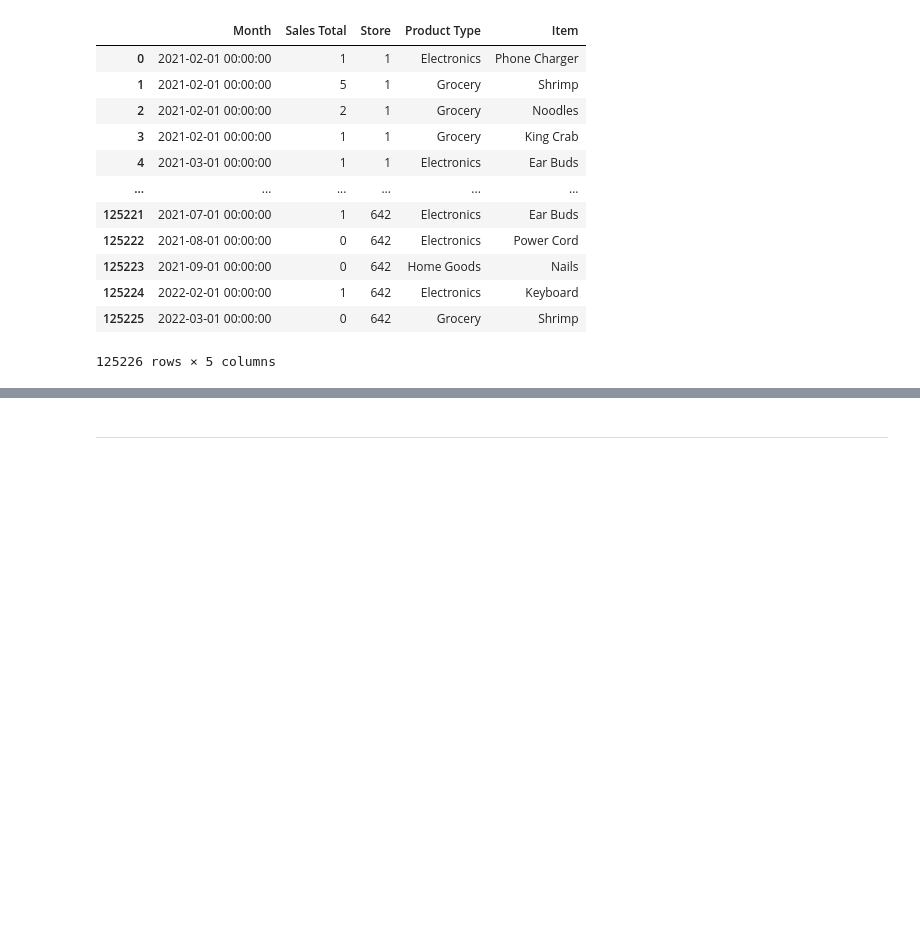
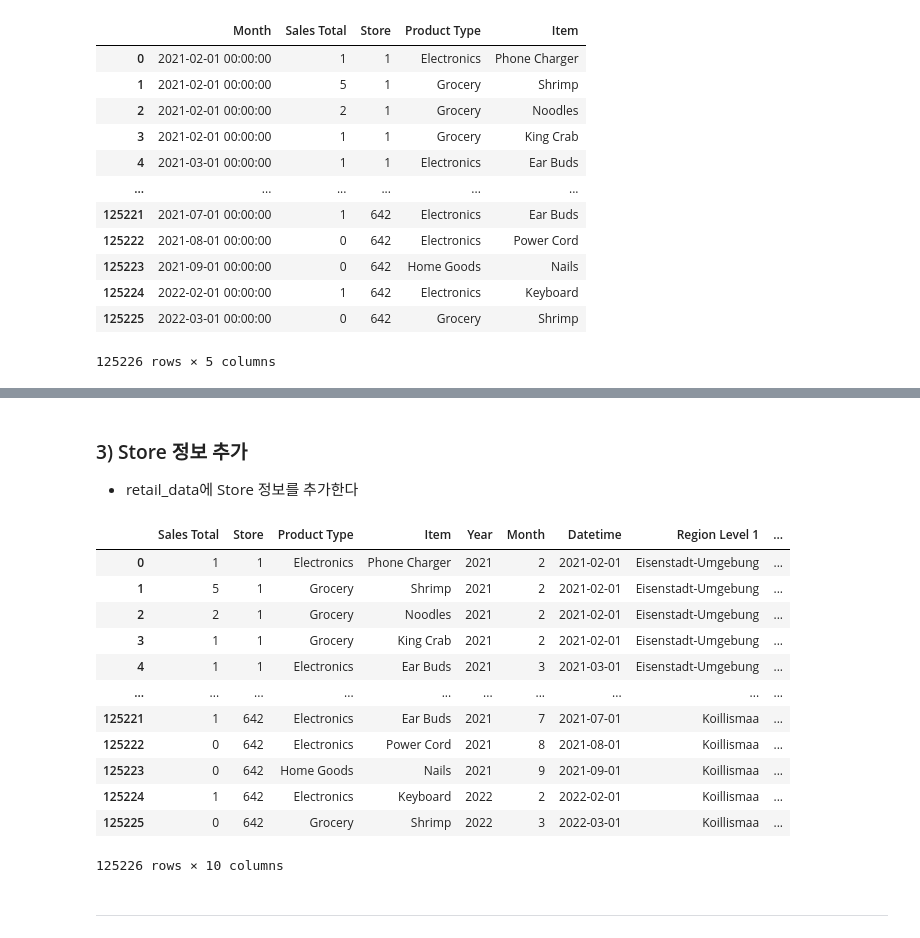
Before and after one commit to minji-o-j/Data-Science-Project, a Jupyter notebook: EDA.ipynb, the cells around one changed output, grey strips where cells are left out. Cells and saved outputs as stored; diff of their text form; code cells hidden in the pictures; blank space fills up the shorter version.

```diff
--- a/EDA.ipynb
+++ b/EDA.ipynb
@@ -226,0 +308,4 @@ retail_data
+# %%
+# column 선택
+retail_data = retail_data[["Sales Total", "Store", "Product Type", "Item", "Year", "Month", "Datetime"]]
+retail_data
@@ -226,0 +326,33 @@ retail_data
+# %% [markdown]
+### 3) Store 정보 추가
+- retail_data에 Store 정보를 추가한다
+# %%
+region_lv1 = []
+region_lv2 = []
+urban_rural = []
+
+for i in tqdm(range(len(retail_data))):
+    store_num = retail_data.loc[i]["Store"]
+    idx = store_num - 1
+    region_lv1.append(dealer_hierarchies.loc[idx]["Region Level 1"])
+    region_lv2.append(dealer_hierarchies.loc[idx]["Region Level 2"])
+    urban_rural.append(dealer_hierarchies.loc[idx]["Urban/Rural"])
+# %%
+retail_data["Region Level 1"] = region_lv1
+retail_data["Region Level 2"] = region_lv2
+retail_data["Urban/Rural"] = urban_rural
+retail_data
+# %% [output]
+|  | Sales Total | Store | Product Type | Item | Year | Month | Datetime | Region Level 1 | ... |
+| 0 | 1 | 1 | Electronics | Phone Charger | 2021 | 2 | 2021-02-01 | Eisenstadt-Umgebung | ... |
+| 1 | 5 | 1 | Grocery | Shrimp | 2021 | 2 | 2021-02-01 | Eisenstadt-Umgebung | ... |
+| 2 | 2 | 1 | Grocery | Noodles | 2021 | 2 | 2021-02-01 | Eisenstadt-Umgebung | ... |
+| 3 | 1 | 1 | Grocery | King Crab | 2021 | 2 | 2021-02-01 | Eisenstadt-Umgebung | ... |
+| 4 | 1 | 1 | Electronics | Ear Buds | 2021 | 3 | 2021-03-01 | Eisenstadt-Umgebung | ... |
+| ... | ... | ... | ... | ... | ... | ... | ... | ... | ... |
+| 125221 | 1 | 642 | Electronics | Ear Buds | 2021 | 7 | 2021-07-01 | Koillismaa | ... |
+| 125222 | 0 | 642 | Electronics | Power Cord | 2021 | 8 | 2021-08-01 | Koillismaa | ... |
+| 125223 | 0 | 642 | Home Goods | Nails | 2021 | 9 | 2021-09-01 | Koillismaa | ... |
+| 125224 | 1 | 642 | Electronics | Keyboard | 2022 | 2 | 2022-02-01 | Koillismaa | ... |
+| 125225 | 0 | 642 | Grocery | Shrimp | 2022 | 3 | 2022-03-01 | Koillismaa | ... |
+125226 rows × 10 columns
```
Also changed, not shown: parts of 29 cells of this notebook.
